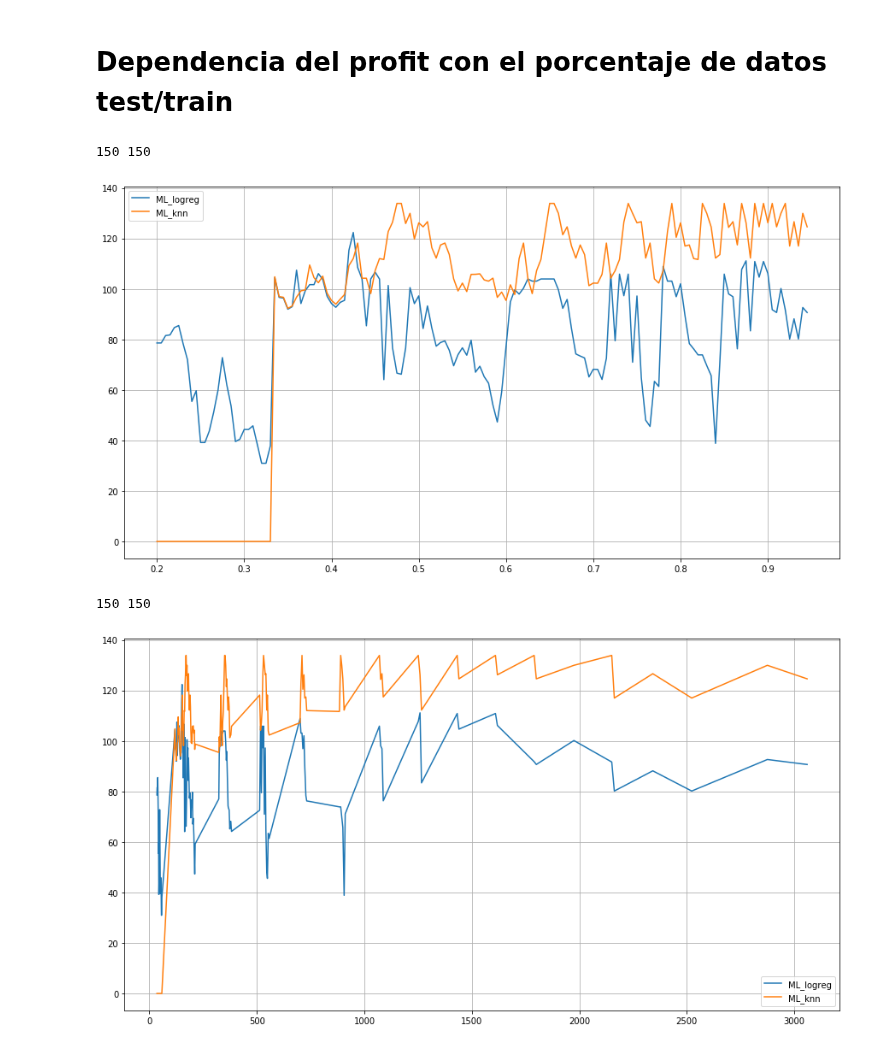
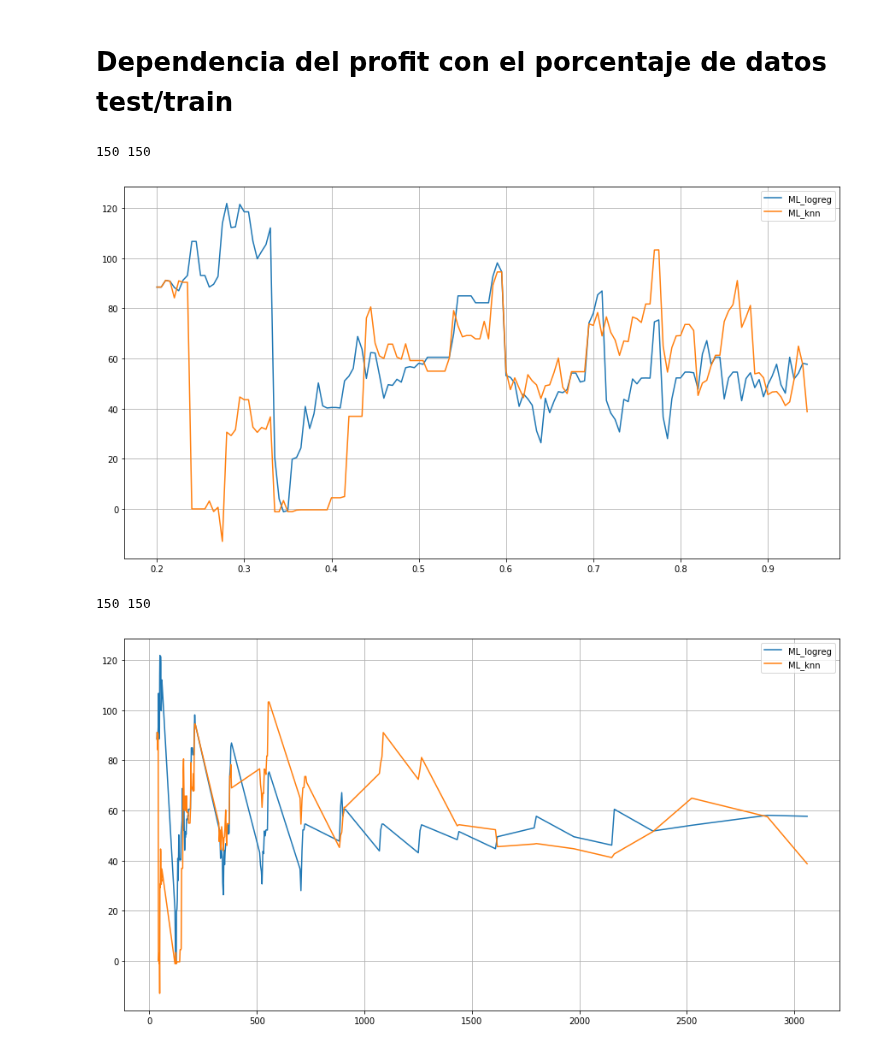
Before and after one commit to ADCryptoSolutions/adcb, a Jupyter notebook: StrategiesTest.ipynb, the cells around one changed output. Cells and saved outputs as stored; diff of their text form; code cells hidden in the pictures.

```diff
--- a/StrategiesTest.ipynb
+++ b/StrategiesTest.ipynb
@@ -365,31 +365,31 @@ Mejores estrategias vs retorno del mercado
 # %%
 pers = np.arange(0.20, 0.95, 0.005)
 log_reg = []
 knn =  []
 
 for per in pers:
     # recalculando el tiempo inicial en virtud del entrenamiento del
     # algoritmo
     start2 = ml_init_time(end,start,per)
     # cargando y preparando datos
-    df12 = prepareData(pair="USDT_BTC", start=start2, end=end, period=period)
+    df12 = prepareData(pair="BTC_XRP", start=start2, end=end, period=period)
 
     w4, t = run_strategy("ml_logreg",df12,pair,True,per)
     relativeReturn4,v4 = profit(w4)
     log_reg.append(relativeReturn4*100)
 
     w6, t = run_strategy("ml_knn",df12,pair,True,per)
     relativeReturn6,v6 = profit(w6)
     knn.append(relativeReturn6*100)
 
 print len(pers), len(log_reg)
 plt.plot(pers,log_reg,label='ML_logreg')
 plt.plot(pers,knn,label='ML_knn')
 plt.legend(loc='best')
 plt.grid()
 # %% [output]
 150 150
-[figure, old version]
+[figure, new version]
 # %%
 pers = np.arange(0.20, 0.95, 0.005)
 train = []
@@ -401,7 +401,7 @@ for per in pers:
     # algoritmo
     start2 = ml_init_time(end,start,per)
     # cargando y preparando datos
-    df12 = prepareData(pair="USDT_BTC", start=start2, end=end, period=period)
+    df12 = prepareData(pair="BTC_XRP", start=start2, end=end, period=period)
 
     train.append(len(df12[1:int(len(df12)*per)]))
 
@@ -420,4 +420,4 @@ plt.legend(loc='best')
 plt.grid()
 # %% [output]
 150 150
-[figure, old version]
+[figure, new version]
```
Also changed, not shown: 2 other files.
